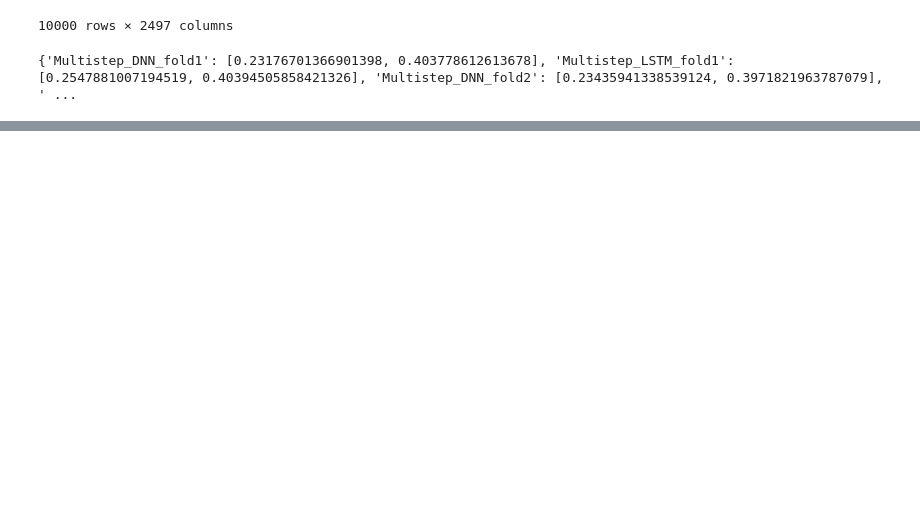
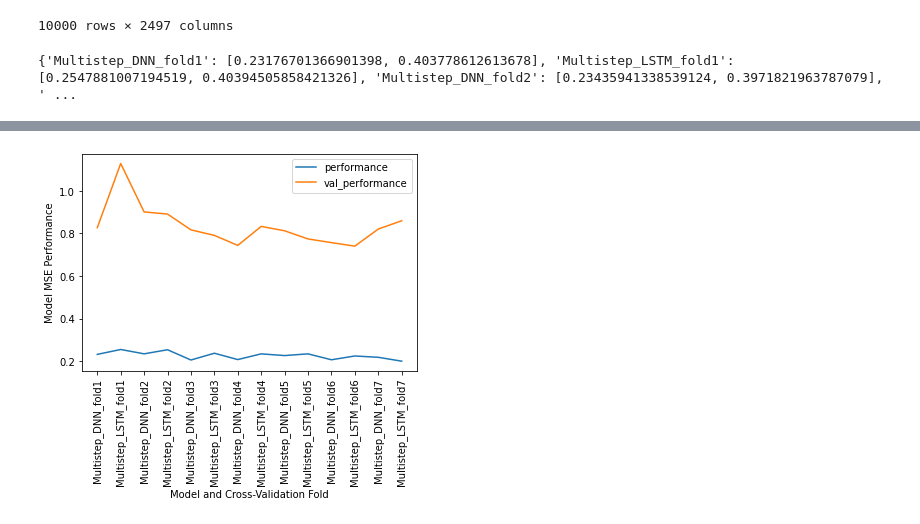
Before and after one commit to epic-research-group/das-to-discharge, a Jupyter notebook: rhone_timeseries.ipynb, the cells around one changed output, grey strips where cells are left out. Saved outputs shown, nothing was run; the diff lists cells and outputs as text; code cells hidden in the pictures; blank space fills up the shorter version.

Commit message:
Took out comment blocks, added graph and write functionality.

```diff
--- a/rhone_timeseries.ipynb
+++ b/rhone_timeseries.ipynb
@@ -246,7 +139,7 @@ for i in list_df:
 
     df_all_chan_copy = df_all_chan.copy()
 
-    train_df = df_all_chan_copy.drop(labels=labels, axis=0)
+    train_df = df_all_chan_copy.drop(labels=labels, axis=0) # drop the portion that is partitioned to be used for val, test
 
     val_df = i[int(n*0.0):int(n*0.6)]
     test_df = i[int(n*0.6):int(n*1.0)]
@@ -257,6 +150,11 @@ for i in list_df:
     train_df = (train_df - train_mean) / train_std
     val_df = (val_df - train_mean) / train_std
     test_df = (test_df - train_mean) / train_std
+
+    history = compile_and_fit(linear, multi_step_window)
+
+    val_performance['Multistep_Linear_fold' + str(k)] = linear.evaluate(multi_step_window.val)
+    performance['Multistep_Linear_fold' + str(k)] = linear.evaluate(multi_step_window.test, verbose=0)
 
     history = compile_and_fit(dnn_model, multi_step_window)
 
@@ -364,0 +208,21 @@ print(performance)
+# %%
+per_metrics = []
+
+for items in performance.values():
+    per_metrics.append(items[0])
+
+print(metrics)
+
+metric_keys = []
+
+for keys in performance.keys():
+    metric_keys.append(keys)
+
+print(metric_keys)
+
+val_per_metrics = []
+
+for items in val_performance.values():
+    val_per_metrics.append(items[0])
+
+print(val_per_metrics)
@@ -364,0 +233,12 @@ print(performance)
+# %%
+fig = plt.figure()
+ax = fig.add_subplot(111)
+plt.plot(metric_keys, per_metrics, label = 'performance')
+plt.plot(metric_keys, val_per_metrics, label = 'val_performance')
+plt.xlabel('Model and Cross-Validation Fold')
+plt.ylabel('Model MSE Performance')
+plt.xticks(rotation=90)
+plt.legend()
+plt.show()
+# %% [output]
+[figure, added]
```
Also changed, not shown: parts of 15 cells of this notebook.
